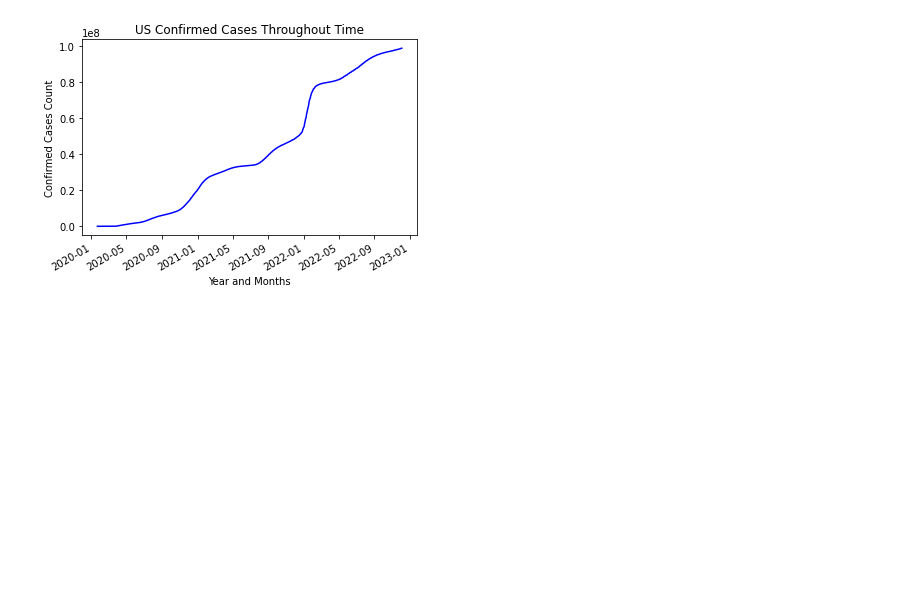
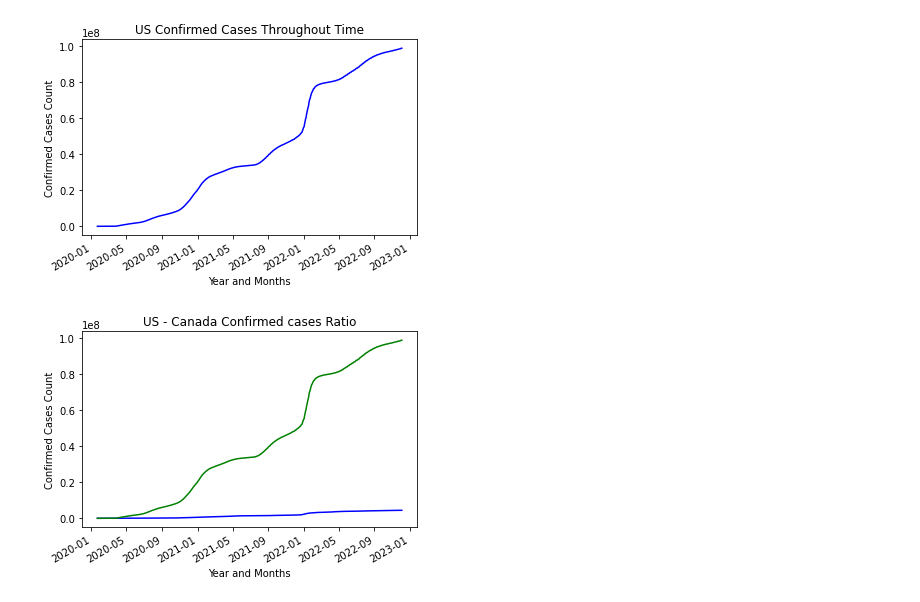
Before and after one commit to AIDA-Saskatchewan-polytechnic/FInal_Project-by-YAM-Group, a Jupyter notebook: FinalProject.ipynb, the cells around one changed output. Saved outputs shown, nothing was run; the diff lists cells and outputs as text; code cells hidden in the pictures; blank space fills up the shorter version.

Commit message:
US - Canada Confirmed cases Ratio Graph

```diff
--- a/FinalProject.ipynb
+++ b/FinalProject.ipynb
@@ -312,3 +312,16 @@ fig.autofmt_xdate()
 plt.show()
 # %% [output]
 [figure]
+# %%
+fig = plt.figure()
+plt.plot_date(final['date'],final['Canada_Confirmed_Cases'],'b-')
+plt.plot_date(final['date'],final['US_Confirmed_Cases'],'g-')
+
+plt.title("US - Canada Confirmed cases Ratio")
+plt.xlabel("Year and Months")
+plt.ylabel("Confirmed Cases Count")
+
+fig.autofmt_xdate()
+plt.show()
+# %% [output]
+[figure, added]
```
